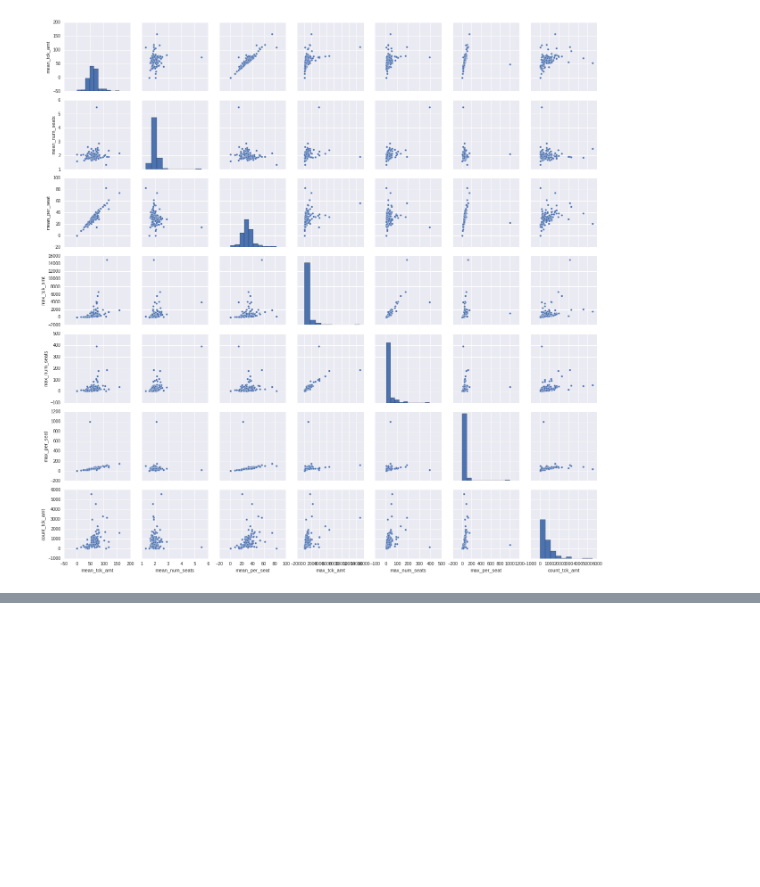
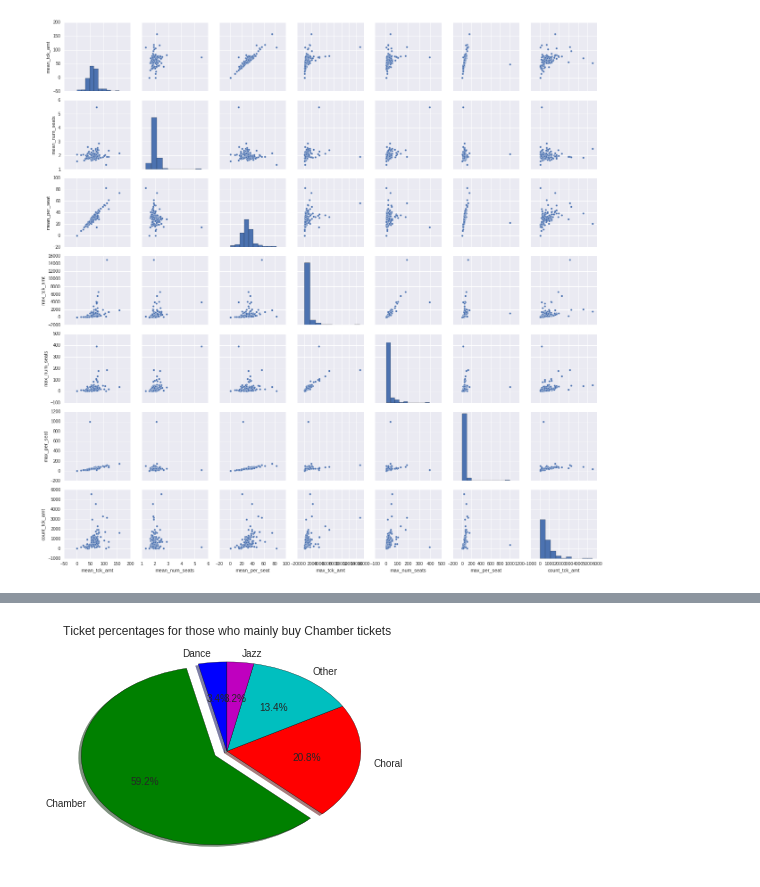
Before and after one commit to MichiganDataScienceTeam/ums-team-stroud, a Jupyter notebook: plots_deluxxx.ipynb, the cells around one changed output, grey strips where cells are left out. Cells and saved outputs as stored; diff of their text form; code cells hidden in the pictures; blank space fills up the shorter version.

```diff
--- a/plots_deluxxx.ipynb
+++ b/plots_deluxxx.ipynb
@@ -95,0 +227,4 @@ sb.pairplot(df_perf)
+# %%
+pie_from_counter(cross_dict['Chamber'], 'Chamber')
+# %% [output]
+[figure, added]
```
Also changed, not shown: parts of 11 cells of this notebook.
